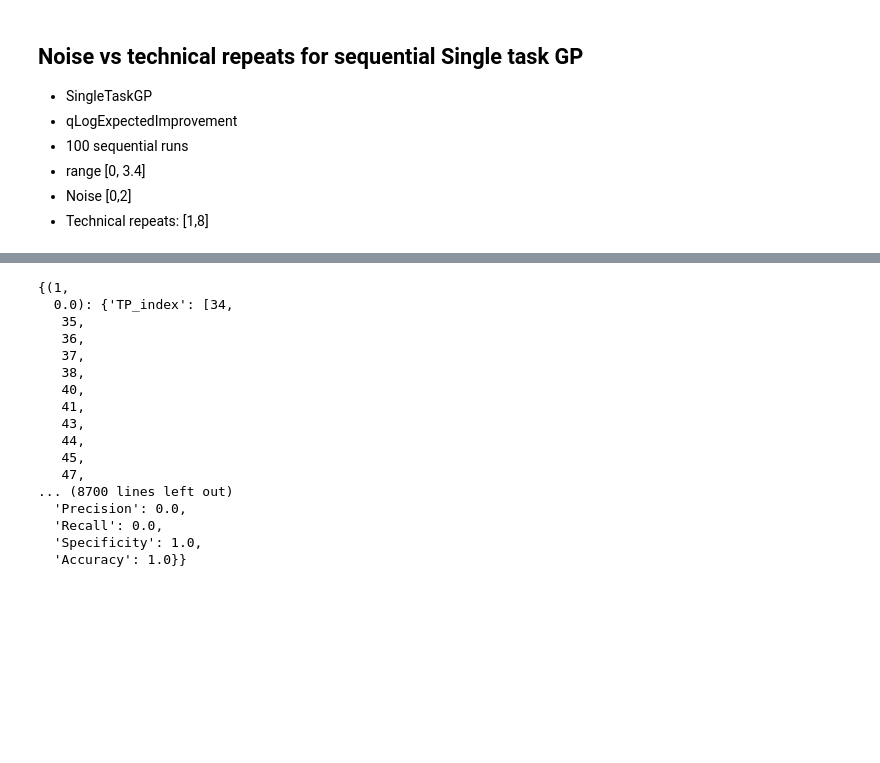
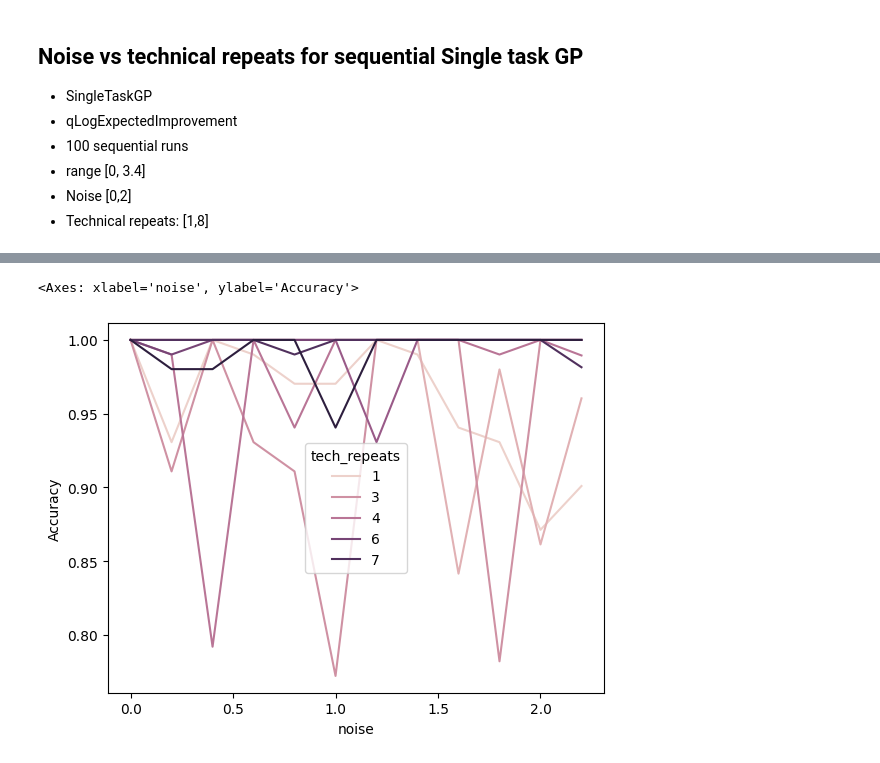
Before and after one commit to Sauciu1/BO-Coli, a Jupyter notebook: notebooks/batch_bayesian_test.ipynb, the cells around one changed output, grey strips where cells are left out. Saved outputs shown, nothing was run; the diff lists cells and outputs as text; code cells hidden in the pictures; blank space fills up the shorter version.

```diff
--- a/notebooks/batch_bayesian_test.ipynb
+++ b/notebooks/batch_bayesian_test.ipynb
@@ -409,5 +431,10 @@ runs.plot_GP(SingleTaskGP)
 # %%
 explo_dict:dict = pickle.load(open(save_dir + r"singleGP_noise_vs_t_repeats.pkl", "rb"))
 
-explo_dict
+def get_top_deciles(explo_dict):
+    return {id:ax_helper.get_above_percentile(df, 3.4, .9) for id, df in explo_dict.items()}
+
+get_top_deciles(explo_dict)
+hits = seh.hit_stats(get_top_deciles(explo_dict))
+hits
 # %% [output]
@@ -455,52 +455,5 @@ get_top_deciles(explo_dict)
-# %%
-def hit_stats(hit_df):
-    output_dict = {}
-    for id, df in hit_df.items():
-        wd = {
-            "TP_index": df[df["assumed_hit"] & df["true_hit"]].index.tolist(),
-            "FP_index": df[df["assumed_hit"] & ~df["true_hit"]].index.tolist(),
-            "TN_index": df[~df["assumed_hit"] & ~df["true_hit"]].index.tolist(),
-            "FN_index": df[~df["assumed_hit"] & df["true_hit"]].index.tolist(),
-        }
-
-        wd =  wd |{
-            "TP": len(wd["TP_index"]),
-            "FP": len(wd["FP_index"]),
-            "TN": len(wd["TN_index"]),
-            "FN": len(wd["FN_index"]),
-        }
-
-        total = wd["TP"] + wd["FP"] + wd["TN"] + wd["FN"]
-
-        def sdiv(num, den):
-            return num / den if den != 0 else 0.0
-
-        wd = wd | {
-            "Precision": sdiv(wd["TP"], wd["TP"] + wd["FP"]),
-            "Recall": sdiv(wd["TP"], wd["TP"] + wd["FN"]),
-            "Specificity": sdiv(wd["TN"], wd["TN"] + wd["FP"]),
-            "Accuracy": sdiv(wd["TP"] + wd["TN"], total),
-        }
-        output_dict[id] = wd
-    return output_dict
-
-
-hits = hit_stats(get_top_deciles(explo_dict))
-# %% [output]
-{(1,
-  0.0): {'TP_index': [34,
-   35,
-   36,
-   37,
-   38,
-   40,
-   41,
-   43,
-   44,
-   45,
-   47,
-... (8700 lines left out)
-  'Precision': 0.0,
-  'Recall': 0.0,
-  'Specificity': 1.0,
-  'Accuracy': 1.0}}
+# %%
+sns.lineplot(data=hits, x="noise", hue="tech_repeats", y='Accuracy')
+# %% [output]
+<Axes: xlabel='noise', ylabel='Accuracy'>
+[figure, added]
```
Also changed, not shown: parts of 21 cells of this notebook, 2 other files.
